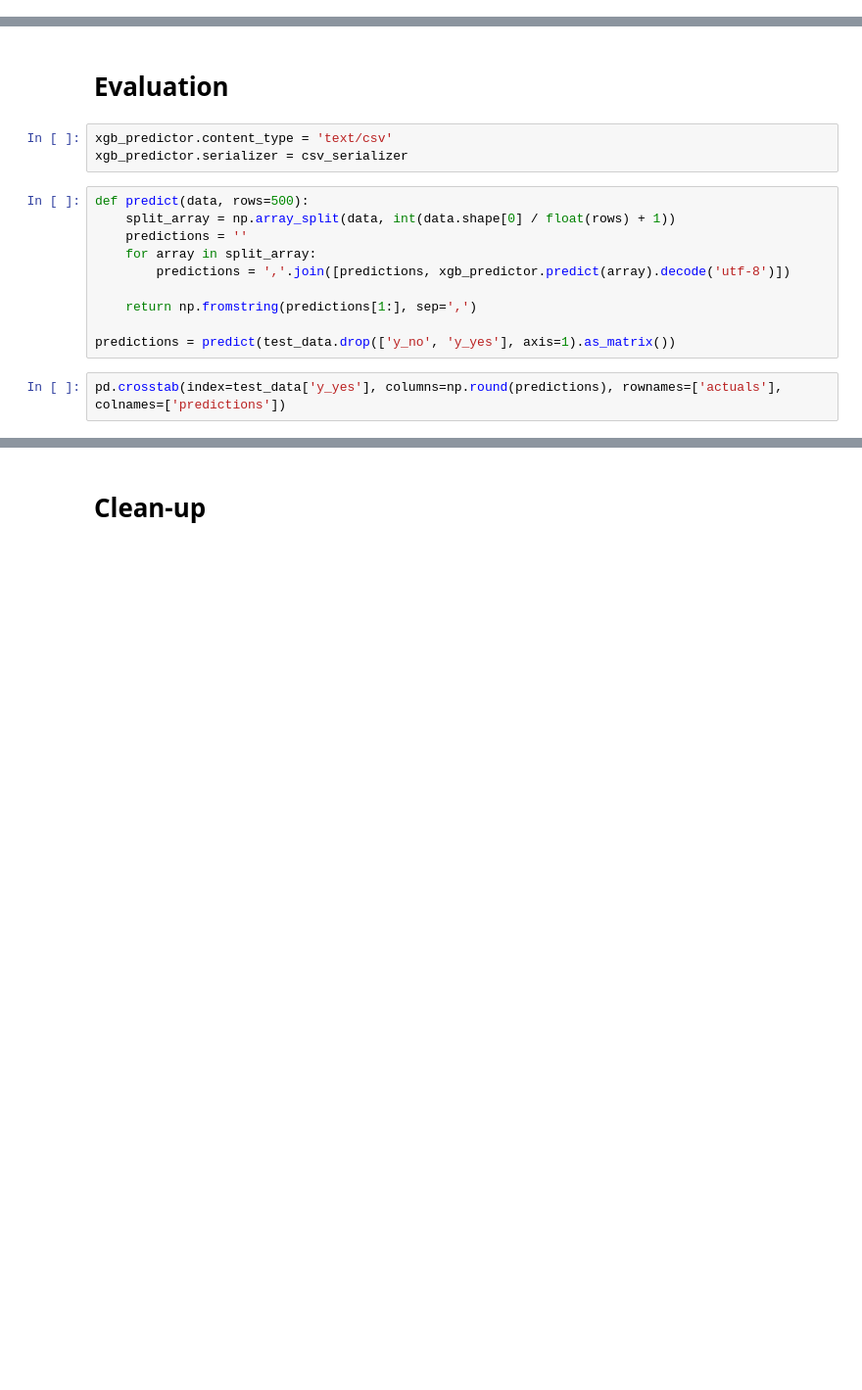
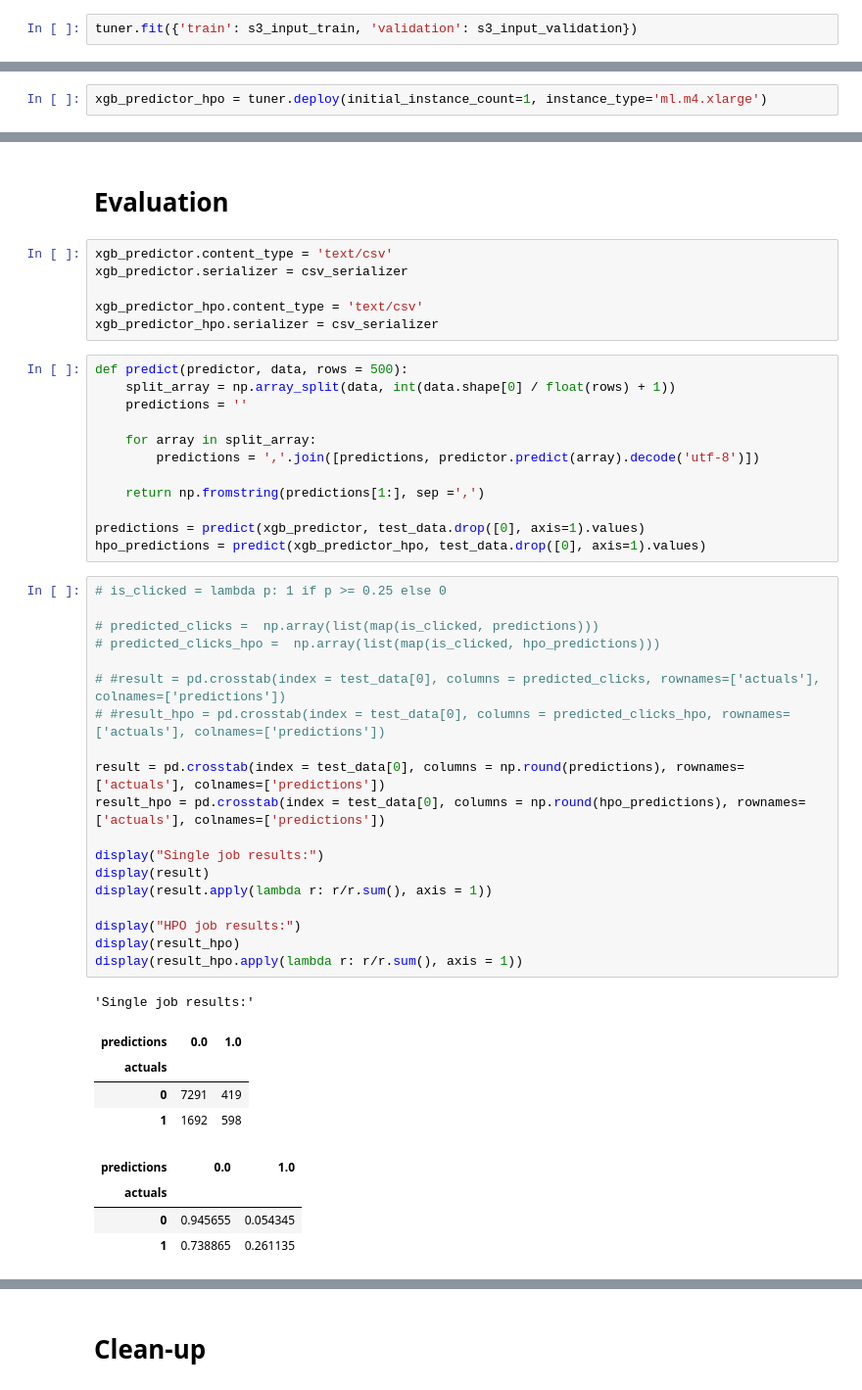
Before and after one commit to afronski/amazon-sagemaker-in-practice, a Jupyter notebook: notebooks/click-through-rate-prediction-notebook.ipynb, the cells around one changed output, grey strips where cells are left out. Shown at 98% size. Cells and saved outputs as stored; diff of their text form; blank space fills up the shorter version.

Commit message:
Fully working notebook - with training, hosting, HPO and pretty decent score.

```diff
--- a/notebooks/click-through-rate-prediction-notebook.ipynb
+++ b/notebooks/click-through-rate-prediction-notebook.ipynb
@@ -263,0 +387,2 @@ xgb.fit({'train': s3_input_train, 'validation': s3_input_validation})
+# %%
+tuner.fit({'train': s3_input_train, 'validation': s3_input_validation})
@@ -267,0 +410,2 @@ xgb_predictor = xgb.deploy(initial_instance_count=1, instance_type='ml.m4.xlarge
+# %%
+xgb_predictor_hpo = tuner.deploy(initial_instance_count=1, instance_type='ml.m4.xlarge')
@@ -270,15 +435,47 @@ xgb_predictor = xgb.deploy(initial_instance_count=1, instance_type='ml.m4.xlarge
 # %%
 xgb_predictor.content_type = 'text/csv'
 xgb_predictor.serializer = csv_serializer
+
+xgb_predictor_hpo.content_type = 'text/csv'
+xgb_predictor_hpo.serializer = csv_serializer
 # %%
-def predict(data, rows=500):
+def predict(predictor, data, rows = 500):
     split_array = np.array_split(data, int(data.shape[0] / float(rows) + 1))
     predictions = ''
+
     for array in split_array:
-        predictions = ','.join([predictions, xgb_predictor.predict(array).decode('utf-8')])
+        predictions = ','.join([predictions, predictor.predict(array).decode('utf-8')])
 
-    return np.fromstring(predictions[1:], sep=',')
+    return np.fromstring(predictions[1:], sep =',')
 
-predictions = predict(test_data.drop(['y_no', 'y_yes'], axis=1).as_matrix())
+predictions = predict(xgb_predictor, test_data.drop([0], axis=1).values)
+hpo_predictions = predict(xgb_predictor_hpo, test_data.drop([0], axis=1).values)
-# %%
-pd.crosstab(index=test_data['y_yes'], columns=np.round(predictions), rownames=['actuals'], colnames=['predictions'])
+# %%
+# is_clicked = lambda p: 1 if p >= 0.25 else 0
+
+# predicted_clicks =  np.array(list(map(is_clicked, predictions)))
+# predicted_clicks_hpo =  np.array(list(map(is_clicked, hpo_predictions)))
+
+# #result = pd.crosstab(index = test_data[0], columns = predicted_clicks, rownames=['actuals'], colnames=['predictions'])
+# #result_hpo = pd.crosstab(index = test_data[0], columns = predicted_clicks_hpo, rownames=['actuals'], colnames=['predictions'])
+
+result = pd.crosstab(index = test_data[0], columns = np.round(predictions), rownames=['actuals'], colnames=['predictions'])
+result_hpo = pd.crosstab(index = test_data[0], columns = np.round(hpo_predictions), rownames=['actuals'], colnames=['predictions'])
+
+display("Single job results:")
+display(result)
+display(result.apply(lambda r: r/r.sum(), axis = 1))
+
+display("HPO job results:")
+display(result_hpo)
+display(result_hpo.apply(lambda r: r/r.sum(), axis = 1))
+# %% [output]
+'Single job results:'
+| predictions | 0.0 | 1.0 |
+| actuals |  |  |
+| 0 | 7291 | 419 |
+| 1 | 1692 | 598 |
+| predictions | 0.0 | 1.0 |
+| actuals |  |  |
+| 0 | 0.945655 | 0.054345 |
+| 1 | 0.738865 | 0.261135 |
```
Also changed, not shown: parts of 32 cells of this notebook.
